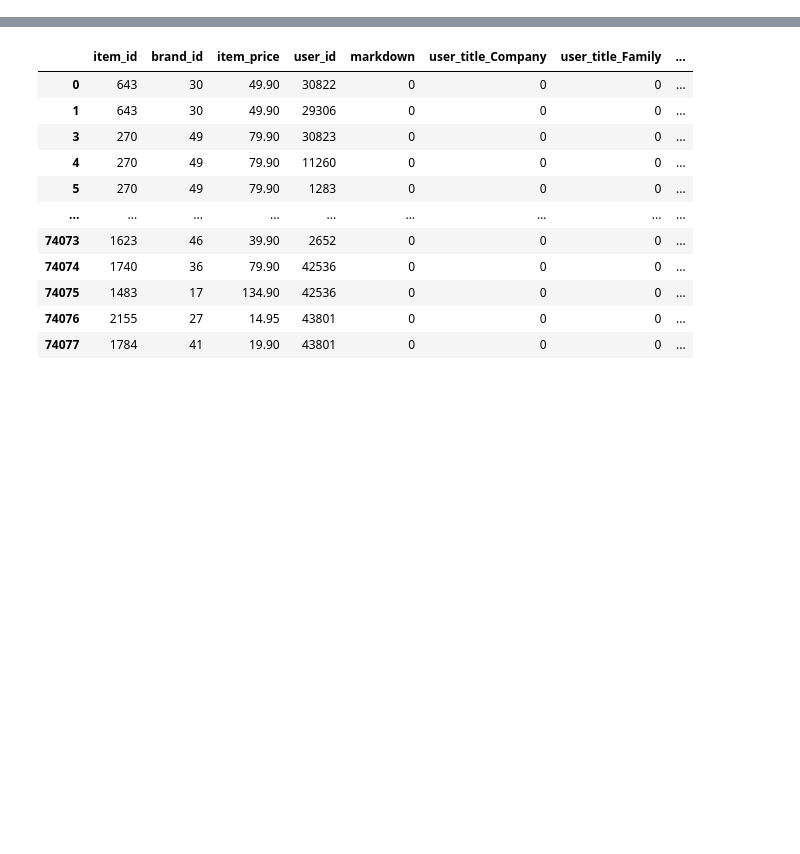
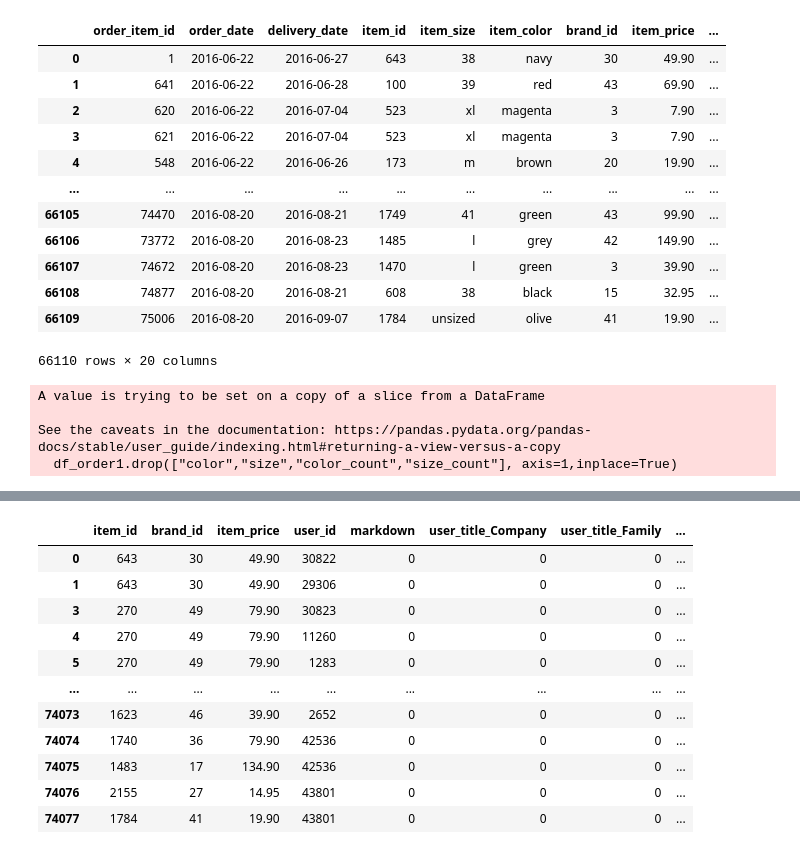
Before and after one commit to P-AEL/ML-Projekt, a Jupyter notebook: Paul/SVM.ipynb, the cells around one changed output, grey strips where cells are left out. Cells and saved outputs as stored; diff of their text form; code cells hidden in the pictures; blank space fills up the shorter version.

```diff
--- a/Paul/SVM.ipynb
+++ b/Paul/SVM.ipynb
@@ -42,3 +42,26 @@ df.drop(df[df.delivery_date.isna()].index, inplace=True)
 df.loc[df.age > 100, "age"] = df.loc[df.age > 100, "age"] - 100
 bins=[0,10,20,30,40,50,60,70,80,90,100]
 df["age"] = pd.cut(df.age,bins=bins)
+# %%
+df.sort_values('order_date', inplace=True)
+
+# Generate order ID and order size
+order_id_generator = df.groupby(['order_date', 'user_id'], sort= False).size().reset_index(name='order_size')
+order_id_generator['order_id'] = order_id_generator.index
+df = pd.merge(df,order_id_generator,on=['user_id', 'order_date'], how='left')
+# %%
+df
+# %% [output]
+|  | order_item_id | order_date | delivery_date | item_id | item_size | item_color | brand_id | item_price | ... |
+| 0 | 1 | 2016-06-22 | 2016-06-27 | 643 | 38 | navy | 30 | 49.90 | ... |
+| 1 | 641 | 2016-06-22 | 2016-06-28 | 100 | 39 | red | 43 | 69.90 | ... |
+| 2 | 620 | 2016-06-22 | 2016-07-04 | 523 | xl | magenta | 3 | 7.90 | ... |
+| 3 | 621 | 2016-06-22 | 2016-07-04 | 523 | xl | magenta | 3 | 7.90 | ... |
+| 4 | 548 | 2016-06-22 | 2016-06-26 | 173 | m | brown | 20 | 19.90 | ... |
+| ... | ... | ... | ... | ... | ... | ... | ... | ... | ... |
+| 66105 | 74470 | 2016-08-20 | 2016-08-21 | 1749 | 41 | green | 43 | 99.90 | ... |
+| 66106 | 73772 | 2016-08-20 | 2016-08-23 | 1485 | l | grey | 42 | 149.90 | ... |
+| 66107 | 74672 | 2016-08-20 | 2016-08-23 | 1470 | l | green | 3 | 39.90 | ... |
+| 66108 | 74877 | 2016-08-20 | 2016-08-21 | 608 | 38 | black | 15 | 32.95 | ... |
+| 66109 | 75006 | 2016-08-20 | 2016-09-07 | 1784 | unsized | olive | 41 | 19.90 | ... |
+66110 rows × 20 columns
@@ -44,0 +72,7 @@ df["age"] = pd.cut(df.age,bins=bins)
+# %%
+df_order1.drop(["color","size","color_count","size_count"], axis=1,inplace=True)
+# %% [output]
+A value is trying to be set on a copy of a slice from a DataFrame
+
+See the caveats in the documentation: https://pandas.pydata.org/pandas-docs/stable/user_guide/indexing.html#returning-a-view-versus-a-copy
+  df_order1.drop(["color","size","color_count","size_count"], axis=1,inplace=True)
```
Also changed, not shown: parts of 18 cells of this notebook.
